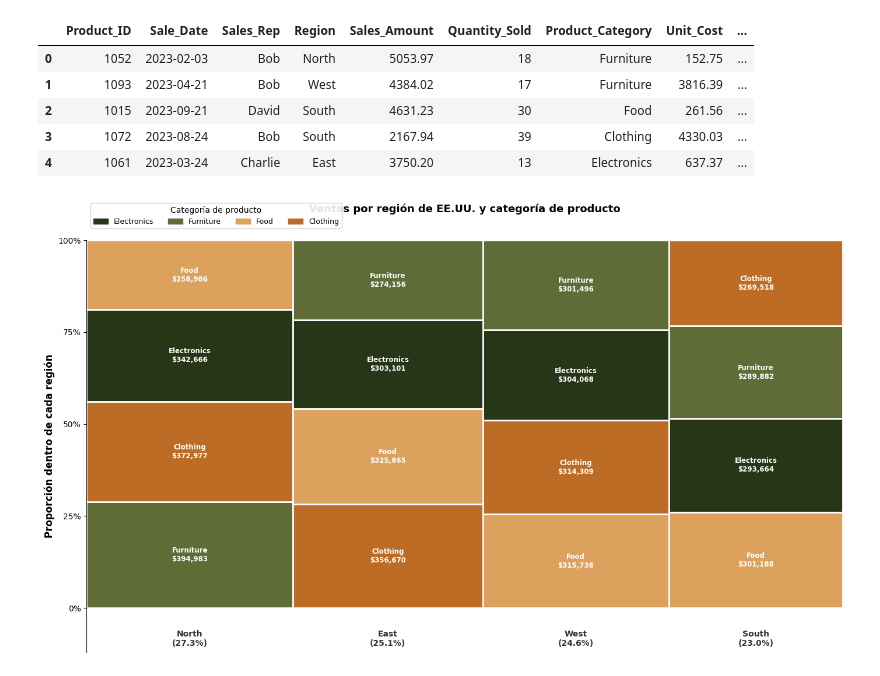
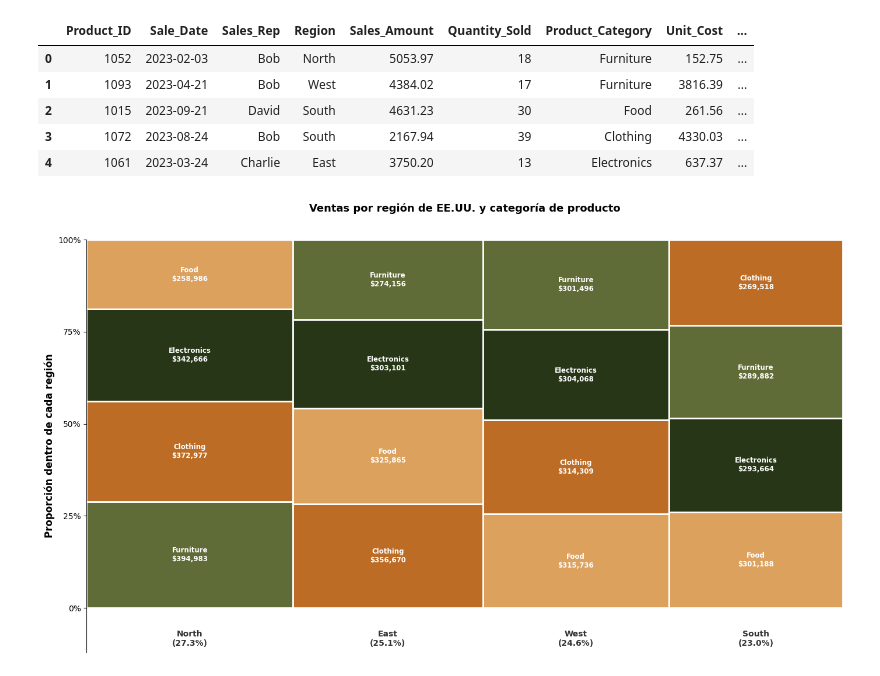
Before and after one commit to jaimeduffy/data-visualization, a Jupyter notebook: src/plot_generation.ipynb, the cells around one changed output. Cells and saved outputs as stored; diff of their text form; code cells hidden in the pictures.

```diff
--- a/src/plot_generation.ipynb
+++ b/src/plot_generation.ipynb
@@ -253,7 +253,7 @@ region_totals = df_sales.groupby("Region")["Sales_Amount"].sum()
 total_sales = region_totals.sum()
 breakdown = df_sales.groupby(["Region", "Product_Category"])["Sales_Amount"].sum().reset_index()
 
-fig, ax = plt.subplots(figsize=(14, 8))
+fig, ax = plt.subplots(figsize=(14, 10))
 
 x_start = 0
 region_order = region_totals.sort_values(ascending=False).index
@@ -280,33 +280,31 @@ for region in region_order:
                 ha="center", va="center",
                 fontsize=8.5, color="white", fontweight="bold",
             )
         y_start += height
 
     pct = region_totals[region] / total_sales * 100
     ax.text(
         x_start + region_width / 2, -0.06,
         f"{region}\n({pct:.1f}%)",
         ha="center", va="top", fontsize=10, fontweight="bold", color="#333333",
     )
     x_start += region_width
 
 legend_patches = [mpatches.Patch(color=c, label=cat) for cat, c in CATEGORY_COLORS.items()]
-ax.legend(handles=legend_patches, title="Categoría de producto",
-          loc="lower left", bbox_to_anchor=(0.0, 1.02), ncol=4, fontsize=9, title_fontsize=10, framealpha=0.9)
 
 ax.set_xlim(0, 1)
 ax.set_ylim(-0.12, 1)
 ax.set_ylabel("Proporción dentro de cada región", fontsize=12, fontweight="bold")
 ax.set_title("Ventas por región de EE.UU. y categoría de producto",
              fontsize=13, fontweight="bold", pad=35)
 ax.set_xticks([])
 ax.set_yticks([0, 0.25, 0.5, 0.75, 1.0])
 ax.set_yticklabels(["0%", "25%", "50%", "75%", "100%"])
 ax.spines["top"].set_visible(False)
 ax.spines["right"].set_visible(False)
 ax.spines["bottom"].set_visible(False)
 plt.tight_layout()
 plt.savefig("../images/marimekko_chart.png", dpi=150, bbox_inches="tight", facecolor="white")
 plt.show()
 # %% [output]
-[figure, old version]
+[figure, new version]
```
Also changed, not shown: 2 other files.
